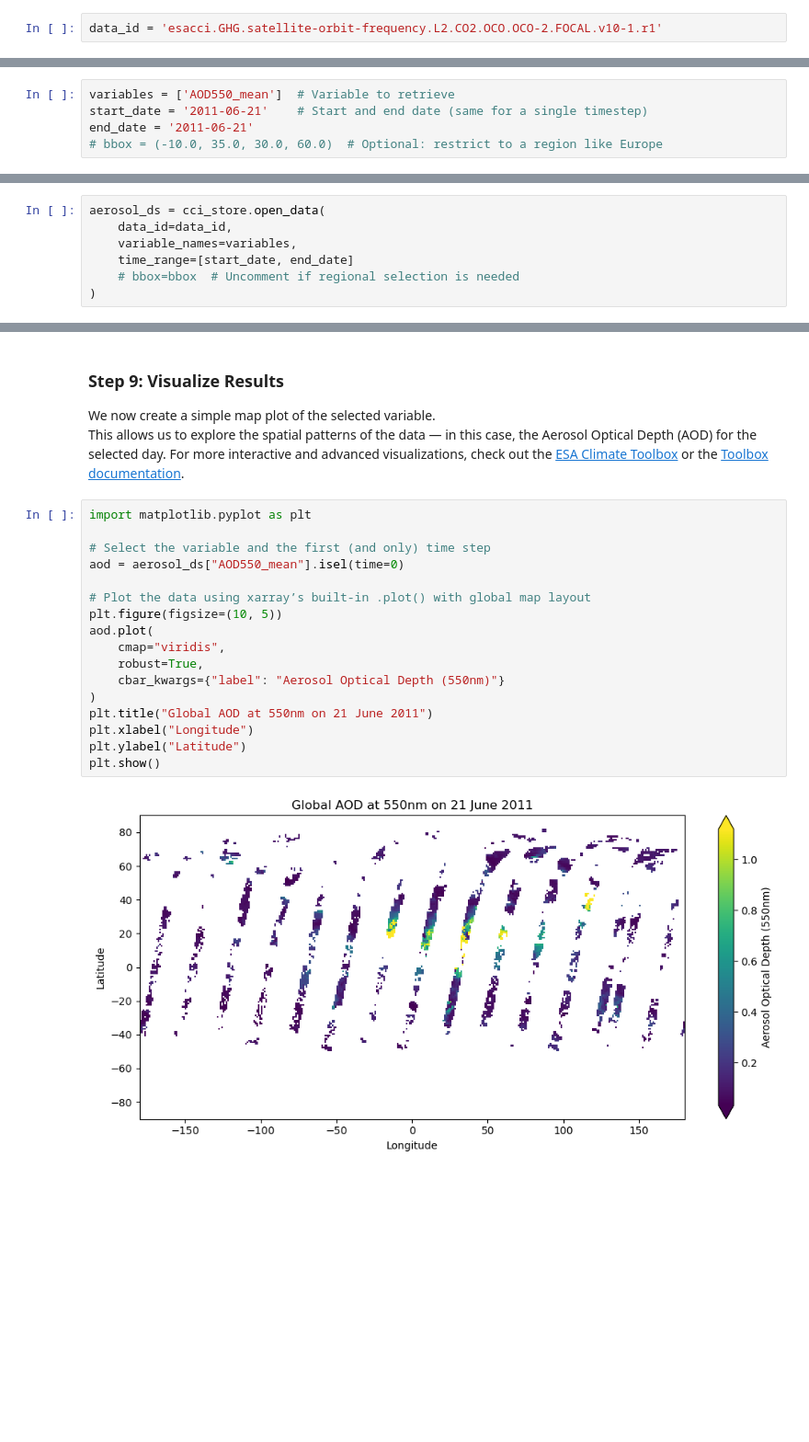
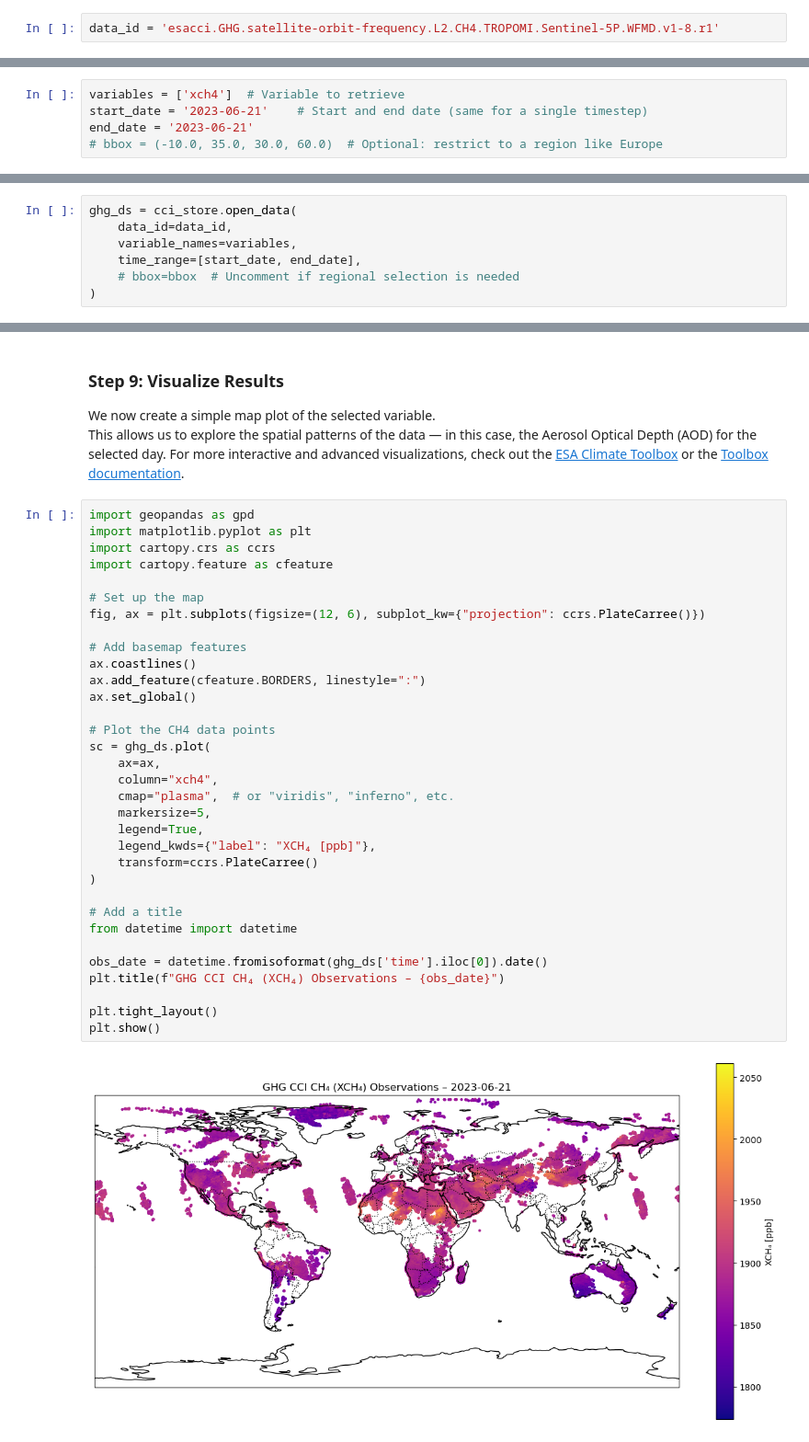
Before and after one commit to esa-cci/cci-notebooks, a Jupyter notebook: notebooks/GHG_CCI.ipynb, the cells around one changed output, grey strips where cells are left out. Shown at 92% size. Saved outputs shown, nothing was run; the diff lists cells and outputs as text; blank space fills up the shorter version.

```diff
--- a/notebooks/GHG_CCI.ipynb
+++ b/notebooks/GHG_CCI.ipynb
@@ -53,7 +71,7 @@ For other ESA CCI projects (e.g., Land Cover, Soil Moisture, Sea Surface Tempera
 
 📘 A full list of dataset IDs can be retrieved from the store or found in the [ESA CCI Climate Toolbox documentation](https://esa-climate-toolbox.readthedocs.io/en/latest/data_access.html#available-datasets).
 # %%
-data_id = 'esacci.GHG.satellite-orbit-frequency.L2.CO2.OCO.OCO-2.FOCAL.v10-1.r1'
+data_id = 'esacci.GHG.satellite-orbit-frequency.L2.CH4.TROPOMI.Sentinel-5P.WFMD.v1-8.r1'
 # %% [markdown]
 ### Step 4: Describe Dataset (Check Available Variables and Metadata)
 
@@ -93,9 +110,9 @@ Before opening the dataset, we define a few key parameters:
 - **Variables**: which data variable(s) to retrieve
 - *(Optional)* **Bounding box**: spatial region of interest — here we skip it to load the global dataset
 # %%
-variables = ['AOD550_mean']  # Variable to retrieve
-start_date = '2011-06-21'    # Start and end date (same for a single timestep)
-end_date = '2011-06-21'
+variables = ['xch4']  # Variable to retrieve
+start_date = '2023-06-21'    # Start and end date (same for a single timestep)
+end_date = '2023-06-21'
 # bbox = (-10.0, 35.0, 30.0, 60.0)  # Optional: restrict to a region like Europe
 # %% [markdown]
 ### Step 7: Open the Dataset
@@ -104,10 +121,10 @@ Now we open the dataset using the selected parameters.
 The ESA Climate Toolbox will download only the necessary data (e.g., variable and time range).
 You can always adjust the time range or variables to explore different slices of the dataset.
 # %%
-aerosol_ds = cci_store.open_data(
+ghg_ds = cci_store.open_data(
     data_id=data_id,
     variable_names=variables,
-    time_range=[start_date, end_date]
+    time_range=[start_date, end_date],
     # bbox=bbox  # Uncomment if regional selection is needed
 )
 # %% [markdown]
@@ -146,21 +158,37 @@ We now create a simple map plot of the selected variable.
 This allows us to explore the spatial patterns of the data — in this case, the Aerosol Optical Depth (AOD) for the selected day.
 For more interactive and advanced visualizations, check out the [ESA Climate Toolbox](https://climate.esa.int/en/data/toolbox/) or the [Toolbox documentation](https://esa-climate-toolbox.readthedocs.io/en/latest/quick_start.html#jupyter-notebooks).
 # %%
+import geopandas as gpd
 import matplotlib.pyplot as plt
+import cartopy.crs as ccrs
+import cartopy.feature as cfeature
 
-# Select the variable and the first (and only) time step
-aod = aerosol_ds["AOD550_mean"].isel(time=0)
+# Set up the map
+fig, ax = plt.subplots(figsize=(12, 6), subplot_kw={"projection": ccrs.PlateCarree()})
 
-# Plot the data using xarray’s built-in .plot() with global map layout
-plt.figure(figsize=(10, 5))
-aod.plot(
-    cmap="viridis",
-    robust=True,
-    cbar_kwargs={"label": "Aerosol Optical Depth (550nm)"}
+# Add basemap features
+ax.coastlines()
+ax.add_feature(cfeature.BORDERS, linestyle=":")
+ax.set_global()
+
+# Plot the CH4 data points
+sc = ghg_ds.plot(
+    ax=ax,
+    column="xch4",
+    cmap="plasma",  # or "viridis", "inferno", etc.
+    markersize=5,
+    legend=True,
+    legend_kwds={"label": "XCH₄ [ppb]"},
+    transform=ccrs.PlateCarree()
 )
-plt.title("Global AOD at 550nm on 21 June 2011")
-plt.xlabel("Longitude")
-plt.ylabel("Latitude")
+
+# Add a title
+from datetime import datetime
+
+obs_date = datetime.fromisoformat(ghg_ds['time'].iloc[0]).date()
+plt.title(f"GHG CCI CH₄ (XCH₄) Observations – {obs_date}")
+
+plt.tight_layout()
 plt.show()
 # %% [output]
-[figure, old version]
+[figure, new version]
```
Also changed, not shown: parts of 3 cells of this notebook, 2 other files.
